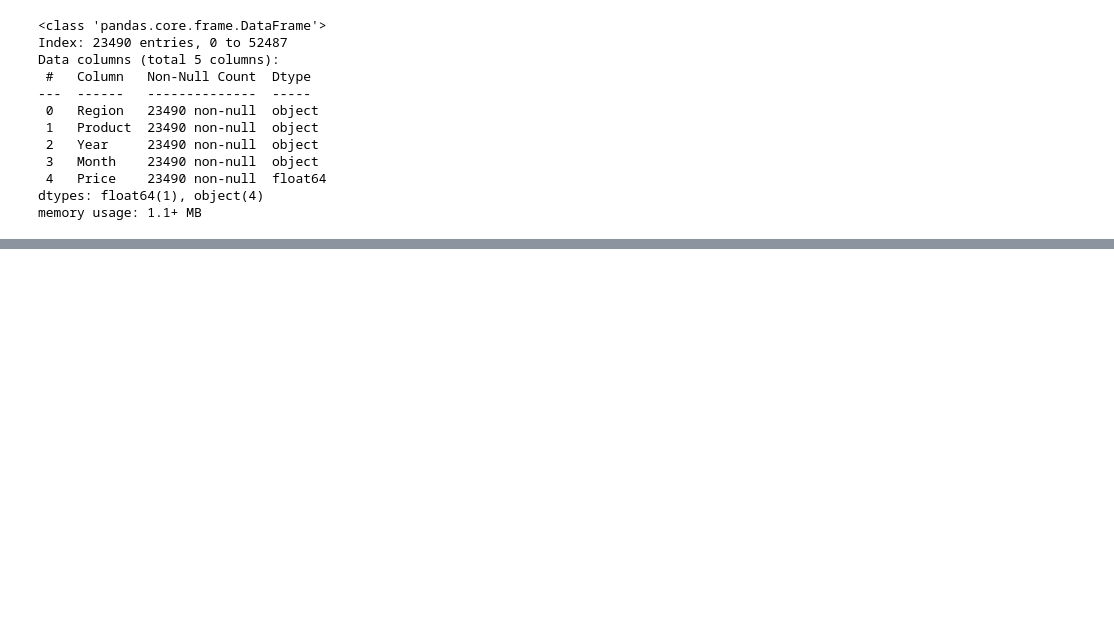
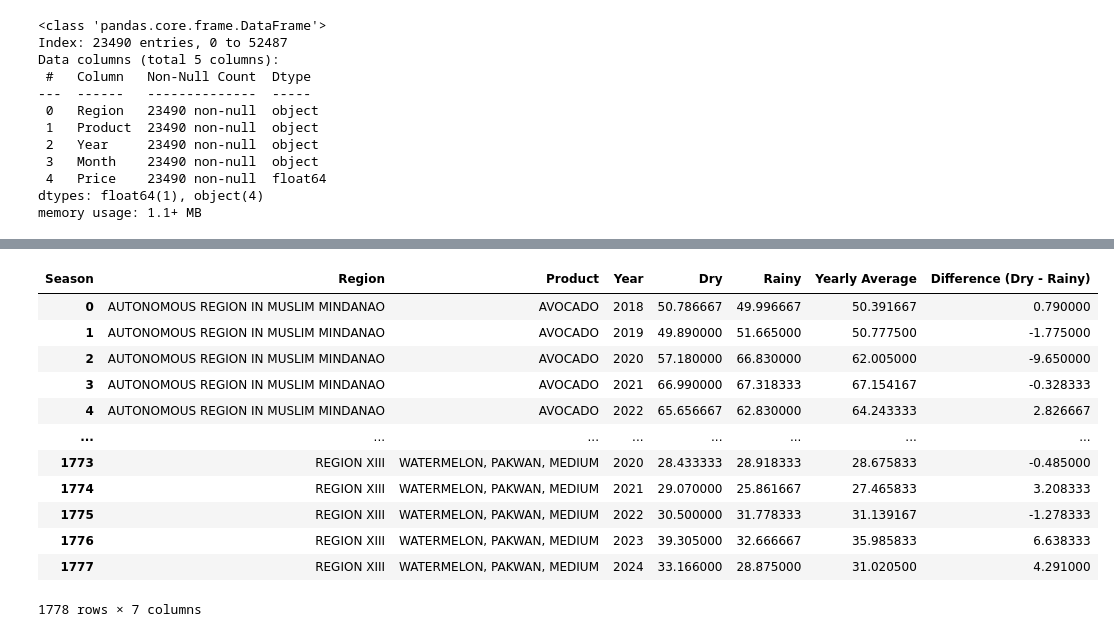
Before and after one commit to RRENN02/Prelims-PH_FruitRetail, a Jupyter notebook: fruit_retail.ipynb, the cells around one changed output, grey strips where cells are left out. Cells and saved outputs as stored; diff of their text form; code cells hidden in the pictures; blank space fills up the shorter version.

```diff
--- a/fruit_retail.ipynb
+++ b/fruit_retail.ipynb
@@ -259,0 +408,18 @@ df_melted.head()
+# %%
+# Aggregating the price of a product from a certain region, in a specific year
+# Eg. In 2018, the average price of an avocado in ARMM during the Dry Season was X, while the price during the Rainy Season was Y
+
+season_mapping = {
+    'January': 'Dry', 'February': 'Dry', 'March': 'Dry', 'April': 'Dry', 'May': 'Dry',
+    'June': 'Rainy', 'July': 'Rainy', 'August': 'Rainy', 'September': 'Rainy',
+    'October': 'Rainy', 'November': 'Rainy', 'December': 'Dry'
+}
+
+# Add a 'Season' column to the DataFrame
+df_regions['Season'] = df_regions['Month'].map(season_mapping)
+
+# Now, group by Region, Product, Year, and Season to get the average price
+seasonal_prices = df_regions.groupby(['Region', 'Product', 'Year', 'Season'])['Price'].mean().reset_index()
+
+# Display the result to inspect
+seasonal_prices
@@ -259,0 +444,29 @@ df_melted.head()
+# %%
+# Comparison of the average price of a fruit during the rainy and dry season (difference)
+
+# Create a pivot table to compare the average prices during the dry and rainy seasons
+dry_vs_rainy_yearly = seasonal_prices.pivot_table(index=['Region', 'Product', 'Year'],
+                                                  columns='Season', values='Price').reset_index()
+
+# Calculate the average price for the whole year (combining both seasons)
+dry_vs_rainy_yearly['Yearly Average'] = dry_vs_rainy_yearly[['Dry', 'Rainy']].mean(axis=1)
+
+# Calculate the difference between the dry and rainy season prices
+dry_vs_rainy_yearly['Difference (Dry - Rainy)'] = dry_vs_rainy_yearly['Dry'] - dry_vs_rainy_yearly['Rainy']
+
+# Display the resulting DataFrame
+dry_vs_rainy_yearly
+# %% [output]
+| Season | Region | Product | Year | Dry | Rainy | Yearly Average | Difference (Dry - Rainy) |
+| 0 | AUTONOMOUS REGION IN MUSLIM MINDANAO | AVOCADO | 2018 | 50.786667 | 49.996667 | 50.391667 | 0.790000 |
+| 1 | AUTONOMOUS REGION IN MUSLIM MINDANAO | AVOCADO | 2019 | 49.890000 | 51.665000 | 50.777500 | -1.775000 |
+| 2 | AUTONOMOUS REGION IN MUSLIM MINDANAO | AVOCADO | 2020 | 57.180000 | 66.830000 | 62.005000 | -9.650000 |
+| 3 | AUTONOMOUS REGION IN MUSLIM MINDANAO | AVOCADO | 2021 | 66.990000 | 67.318333 | 67.154167 | -0.328333 |
+| 4 | AUTONOMOUS REGION IN MUSLIM MINDANAO | AVOCADO | 2022 | 65.656667 | 62.830000 | 64.243333 | 2.826667 |
+| ... | ... | ... | ... | ... | ... | ... | ... |
+| 1773 | REGION XIII | WATERMELON, PAKWAN, MEDIUM | 2020 | 28.433333 | 28.918333 | 28.675833 | -0.485000 |
+| 1774 | REGION XIII | WATERMELON, PAKWAN, MEDIUM | 2021 | 29.070000 | 25.861667 | 27.465833 | 3.208333 |
+| 1775 | REGION XIII | WATERMELON, PAKWAN, MEDIUM | 2022 | 30.500000 | 31.778333 | 31.139167 | -1.278333 |
+| 1776 | REGION XIII | WATERMELON, PAKWAN, MEDIUM | 2023 | 39.305000 | 32.666667 | 35.985833 | 6.638333 |
+| 1777 | REGION XIII | WATERMELON, PAKWAN, MEDIUM | 2024 | 33.166000 | 28.875000 | 31.020500 | 4.291000 |
+1778 rows × 7 columns
```
Also changed, not shown: parts of 11 cells of this notebook.
